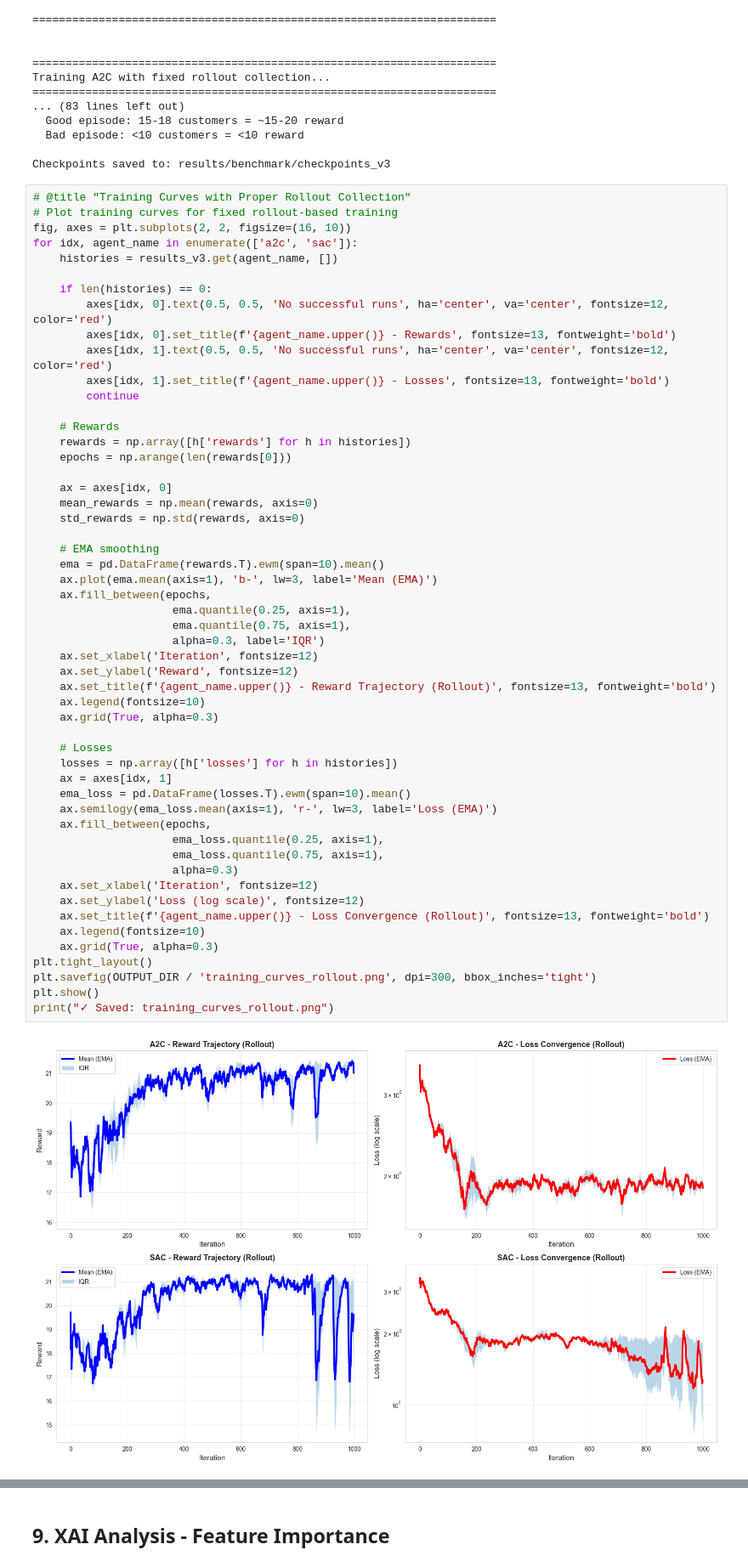
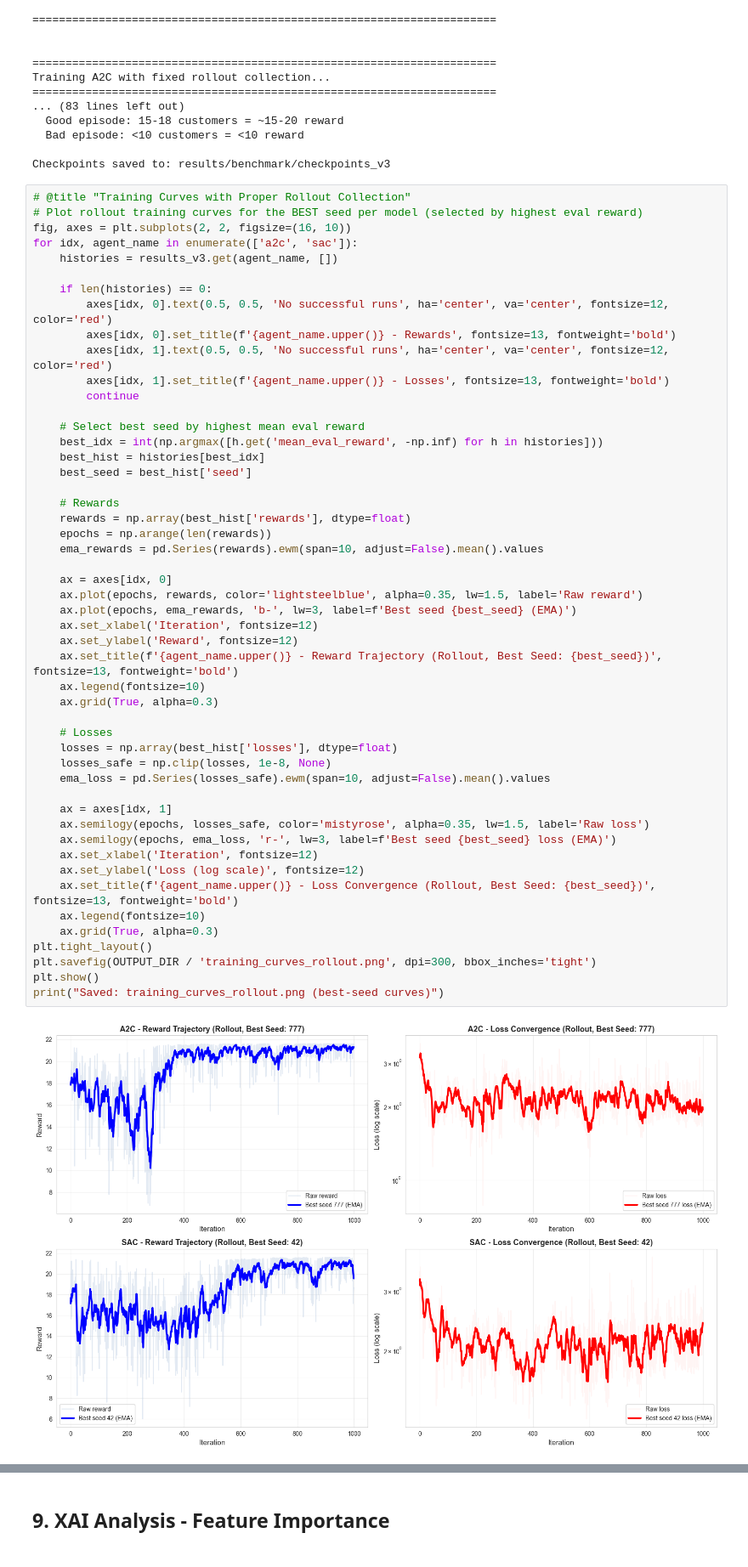
Before and after one commit to sdley/evrp-rl, a Jupyter notebook: examples/agent_benchmark_evrp_a2c_sac.ipynb, the cells around one changed output, grey strips where cells are left out. Shown at 85% size. Saved outputs shown, nothing was run; the diff lists cells and outputs as text.

```diff
--- a/examples/agent_benchmark_evrp_a2c_sac.ipynb
+++ b/examples/agent_benchmark_evrp_a2c_sac.ipynb
@@ -2213,56 +1985,53 @@ Training A2C with fixed rollout collection...
 Checkpoints saved to: results/benchmark/checkpoints_v3
 # %%
 # @title "Training Curves with Proper Rollout Collection"
-# Plot training curves for fixed rollout-based training
+# Plot rollout training curves for the BEST seed per model (selected by highest eval reward)
 fig, axes = plt.subplots(2, 2, figsize=(16, 10))
 for idx, agent_name in enumerate(['a2c', 'sac']):
     histories = results_v3.get(agent_name, [])
 
     if len(histories) == 0:
         axes[idx, 0].text(0.5, 0.5, 'No successful runs', ha='center', va='center', fontsize=12, color='red')
         axes[idx, 0].set_title(f'{agent_name.upper()} - Rewards', fontsize=13, fontweight='bold')
         axes[idx, 1].text(0.5, 0.5, 'No successful runs', ha='center', va='center', fontsize=12, color='red')
         axes[idx, 1].set_title(f'{agent_name.upper()} - Losses', fontsize=13, fontweight='bold')
         continue
 
+    # Select best seed by highest mean eval reward
+    best_idx = int(np.argmax([h.get('mean_eval_reward', -np.inf) for h in histories]))
+    best_hist = histories[best_idx]
+    best_seed = best_hist['seed']
+
     # Rewards
-    rewards = np.array([h['rewards'] for h in histories])
-    epochs = np.arange(len(rewards[0]))
+    rewards = np.array(best_hist['rewards'], dtype=float)
+    epochs = np.arange(len(rewards))
+    ema_rewards = pd.Series(rewards).ewm(span=10, adjust=False).mean().values
 
     ax = axes[idx, 0]
-    mean_rewards = np.mean(rewards, axis=0)
-    std_rewards = np.std(rewards, axis=0)
-
-    # EMA smoothing
-    ema = pd.DataFrame(rewards.T).ewm(span=10).mean()
-    ax.plot(ema.mean(axis=1), 'b-', lw=3, label='Mean (EMA)')
-    ax.fill_between(epochs,
-                     ema.quantile(0.25, axis=1),
-                     ema.quantile(0.75, axis=1),
-                     alpha=0.3, label='IQR')
+    ax.plot(epochs, rewards, color='lightsteelblue', alpha=0.35, lw=1.5, label='Raw reward')
+    ax.plot(epochs, ema_rewards, 'b-', lw=3, label=f'Best seed {best_seed} (EMA)')
     ax.set_xlabel('Iteration', fontsize=12)
     ax.set_ylabel('Reward', fontsize=12)
-    ax.set_title(f'{agent_name.upper()} - Reward Trajectory (Rollout)', fontsize=13, fontweight='bold')
+    ax.set_title(f'{agent_name.upper()} - Reward Trajectory (Rollout, Best Seed: {best_seed})', fontsize=13, fontweight='bold')
     ax.legend(fontsize=10)
     ax.grid(True, alpha=0.3)
 
     # Losses
-    losses = np.array([h['losses'] for h in histories])
+    losses = np.array(best_hist['losses'], dtype=float)
+    losses_safe = np.clip(losses, 1e-8, None)
+    ema_loss = pd.Series(losses_safe).ewm(span=10, adjust=False).mean().values
+
     ax = axes[idx, 1]
-    ema_loss = pd.DataFrame(losses.T).ewm(span=10).mean()
-    ax.semilogy(ema_loss.mean(axis=1), 'r-', lw=3, label='Loss (EMA)')
-    ax.fill_between(epochs,
-                     ema_loss.quantile(0.25, axis=1),
-                     ema_loss.quantile(0.75, axis=1),
-                     alpha=0.3)
+    ax.semilogy(epochs, losses_safe, color='mistyrose', alpha=0.35, lw=1.5, label='Raw loss')
+    ax.semilogy(epochs, ema_loss, 'r-', lw=3, label=f'Best seed {best_seed} loss (EMA)')
     ax.set_xlabel('Iteration', fontsize=12)
     ax.set_ylabel('Loss (log scale)', fontsize=12)
-    ax.set_title(f'{agent_name.upper()} - Loss Convergence (Rollout)', fontsize=13, fontweight='bold')
+    ax.set_title(f'{agent_name.upper()} - Loss Convergence (Rollout, Best Seed: {best_seed})', fontsize=13, fontweight='bold')
     ax.legend(fontsize=10)
     ax.grid(True, alpha=0.3)
 plt.tight_layout()
 plt.savefig(OUTPUT_DIR / 'training_curves_rollout.png', dpi=300, bbox_inches='tight')
 plt.show()
-print("✓ Saved: training_curves_rollout.png")
+print("Saved: training_curves_rollout.png (best-seed curves)")
 # %% [output]
-[figure, old version]
+[figure, new version]
```
Also changed, not shown: parts of 32 cells of this notebook.
